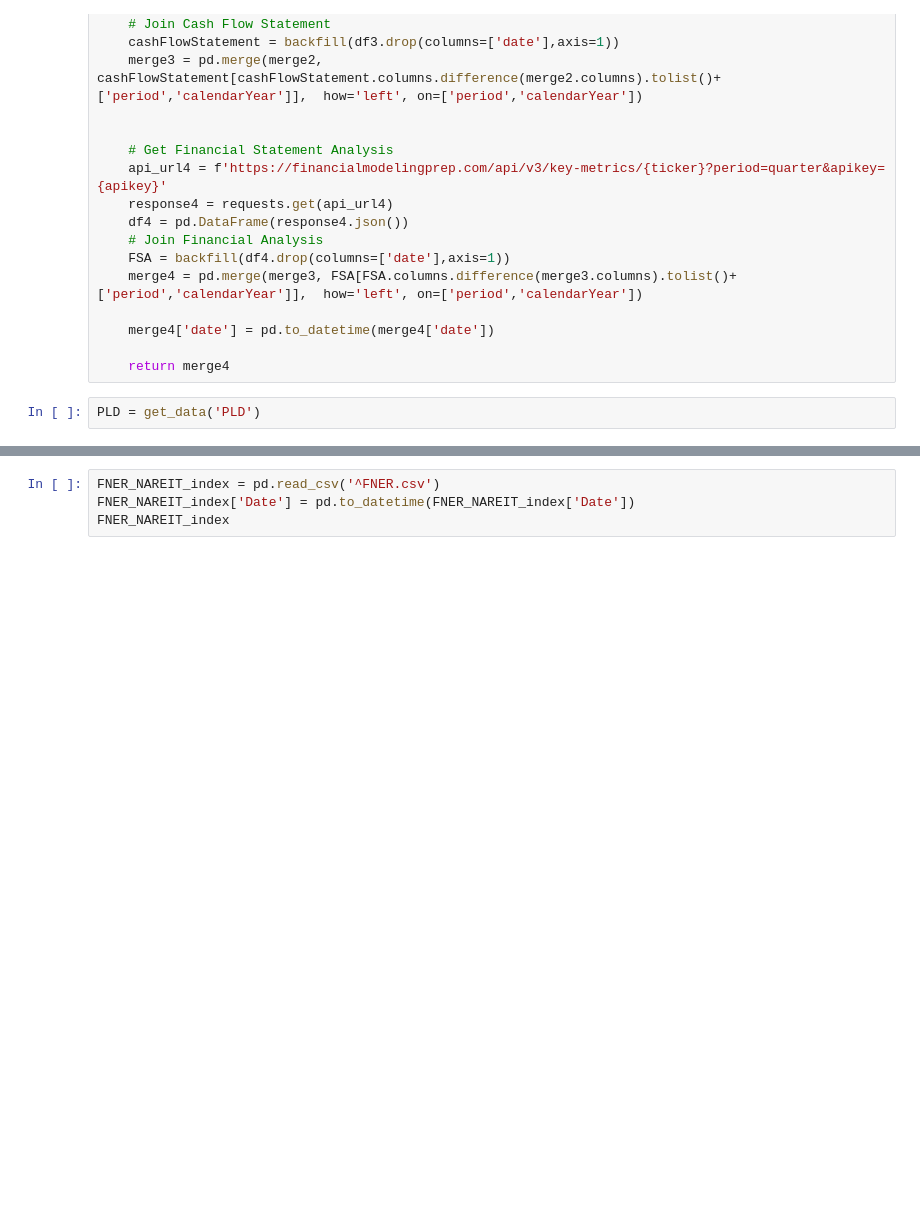
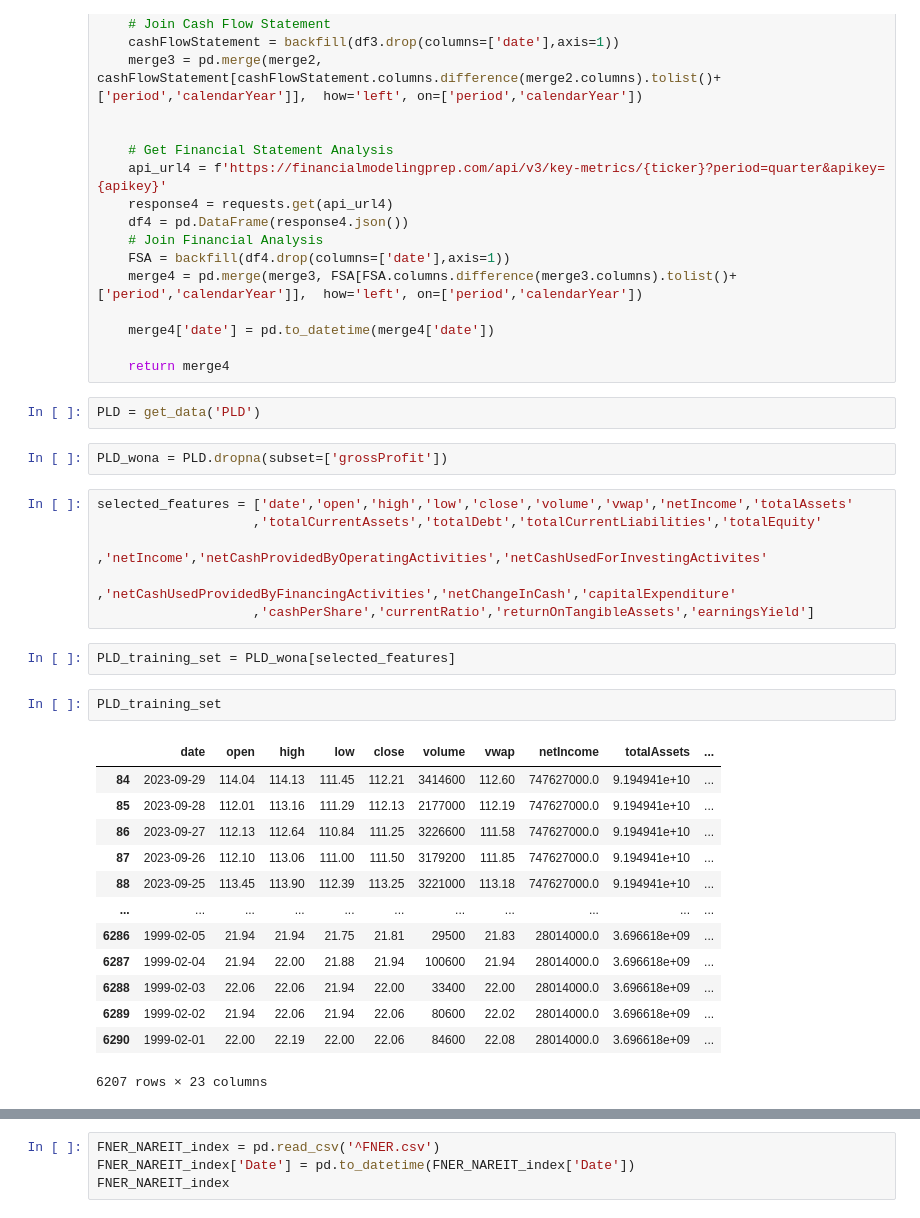
Before and after one commit to ivanleongwm/339, a Jupyter notebook: Neural Network v1.ipynb, the cells around one changed output, grey strips where cells are left out. Drawn from its saved outputs; the diff is of its cells as text; blank space fills up the shorter version.

```diff
--- a/Neural Network v1.ipynb
+++ b/Neural Network v1.ipynb
@@ -102,3 +102,29 @@ def get_data(ticker):
     return merge4
 # %%
 PLD = get_data('PLD')
+# %%
+PLD_wona = PLD.dropna(subset=['grossProfit'])
+# %%
+selected_features = ['date','open','high','low','close','volume','vwap','netIncome','totalAssets'
+                    ,'totalCurrentAssets','totalDebt','totalCurrentLiabilities','totalEquity'
+                    ,'netIncome','netCashProvidedByOperatingActivities','netCashUsedForInvestingActivites'
+                    ,'netCashUsedProvidedByFinancingActivities','netChangeInCash','capitalExpenditure'
+                    ,'cashPerShare','currentRatio','returnOnTangibleAssets','earningsYield']
+# %%
+PLD_training_set = PLD_wona[selected_features]
+# %%
+PLD_training_set
+# %% [output]
+|  | date | open | high | low | close | volume | vwap | netIncome | totalAssets | ... |
+| 84 | 2023-09-29 | 114.04 | 114.13 | 111.45 | 112.21 | 3414600 | 112.60 | 747627000.0 | 9.194941e+10 | ... |
+| 85 | 2023-09-28 | 112.01 | 113.16 | 111.29 | 112.13 | 2177000 | 112.19 | 747627000.0 | 9.194941e+10 | ... |
+| 86 | 2023-09-27 | 112.13 | 112.64 | 110.84 | 111.25 | 3226600 | 111.58 | 747627000.0 | 9.194941e+10 | ... |
+| 87 | 2023-09-26 | 112.10 | 113.06 | 111.00 | 111.50 | 3179200 | 111.85 | 747627000.0 | 9.194941e+10 | ... |
+| 88 | 2023-09-25 | 113.45 | 113.90 | 112.39 | 113.25 | 3221000 | 113.18 | 747627000.0 | 9.194941e+10 | ... |
+| ... | ... | ... | ... | ... | ... | ... | ... | ... | ... | ... |
+| 6286 | 1999-02-05 | 21.94 | 21.94 | 21.75 | 21.81 | 29500 | 21.83 | 28014000.0 | 3.696618e+09 | ... |
+| 6287 | 1999-02-04 | 21.94 | 22.00 | 21.88 | 21.94 | 100600 | 21.94 | 28014000.0 | 3.696618e+09 | ... |
+| 6288 | 1999-02-03 | 22.06 | 22.06 | 21.94 | 22.00 | 33400 | 22.00 | 28014000.0 | 3.696618e+09 | ... |
+| 6289 | 1999-02-02 | 21.94 | 22.06 | 21.94 | 22.06 | 80600 | 22.02 | 28014000.0 | 3.696618e+09 | ... |
+| 6290 | 1999-02-01 | 22.00 | 22.19 | 22.00 | 22.06 | 84600 | 22.08 | 28014000.0 | 3.696618e+09 | ... |
+6207 rows × 23 columns
```
Also changed, not shown: parts of 18 cells of this notebook, 8 other files.
